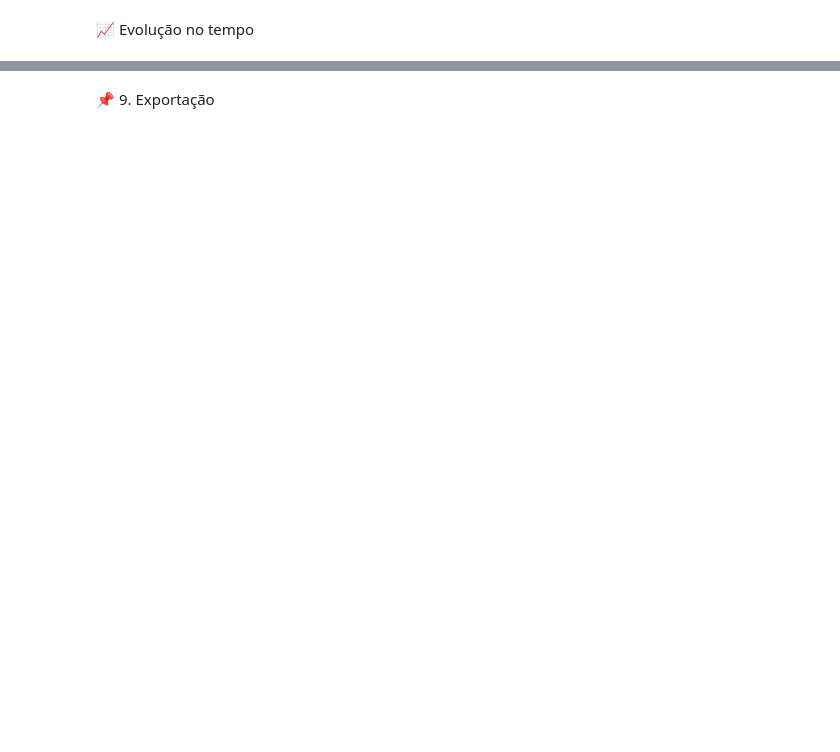
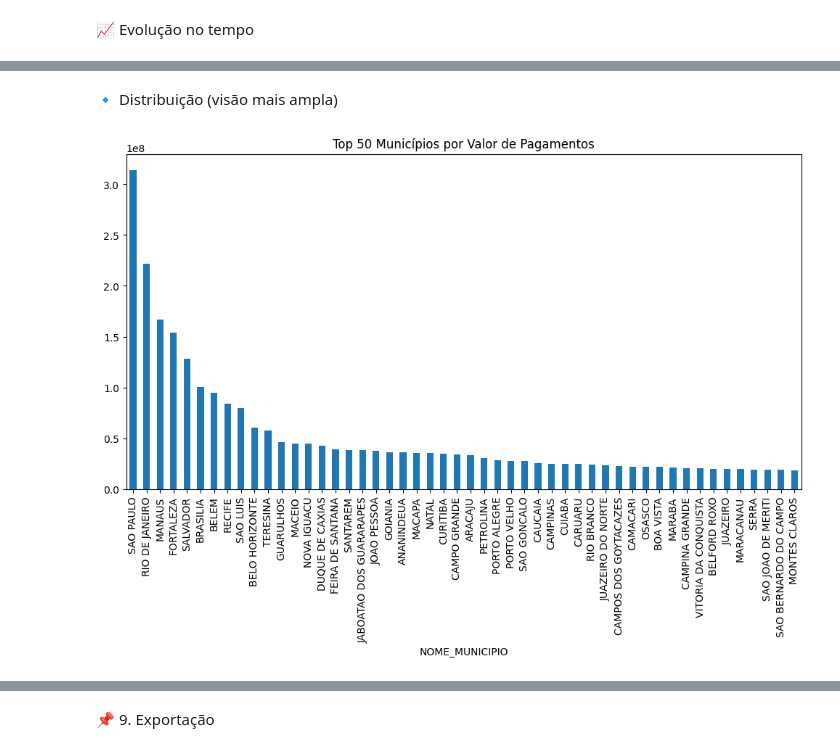
Before and after one commit to luisantonio1979/analise-dados-publicos, a Jupyter notebook: analise_pe.ipynb, the cells around one changed output, grey strips where cells are left out. Saved outputs shown, nothing was run; the diff lists cells and outputs as text; code cells hidden in the pictures; blank space fills up the shorter version.

```diff
--- a/analise_pe.ipynb
+++ b/analise_pe.ipynb
@@ -197,0 +338,17 @@ plt.show()
+# %% [markdown]
+🔹 Distribuição (visão mais ampla)
+# %%
+municipios_top50 = (
+    df_final.groupby("NOME_MUNICIPIO")["VALOR_PARCELA"]
+    .sum()
+    .sort_values(ascending=False)
+    .head(50)
+)
+
+plt.figure(figsize=(12,6))
+municipios_top50.plot(kind='bar')
+plt.title("Top 50 Municípios por Valor de Pagamentos")
+plt.xticks(rotation=90)
+plt.show()
+# %% [output]
+[figure, added]
```
Also changed, not shown: parts of 30 cells of this notebook, 2 other files.
